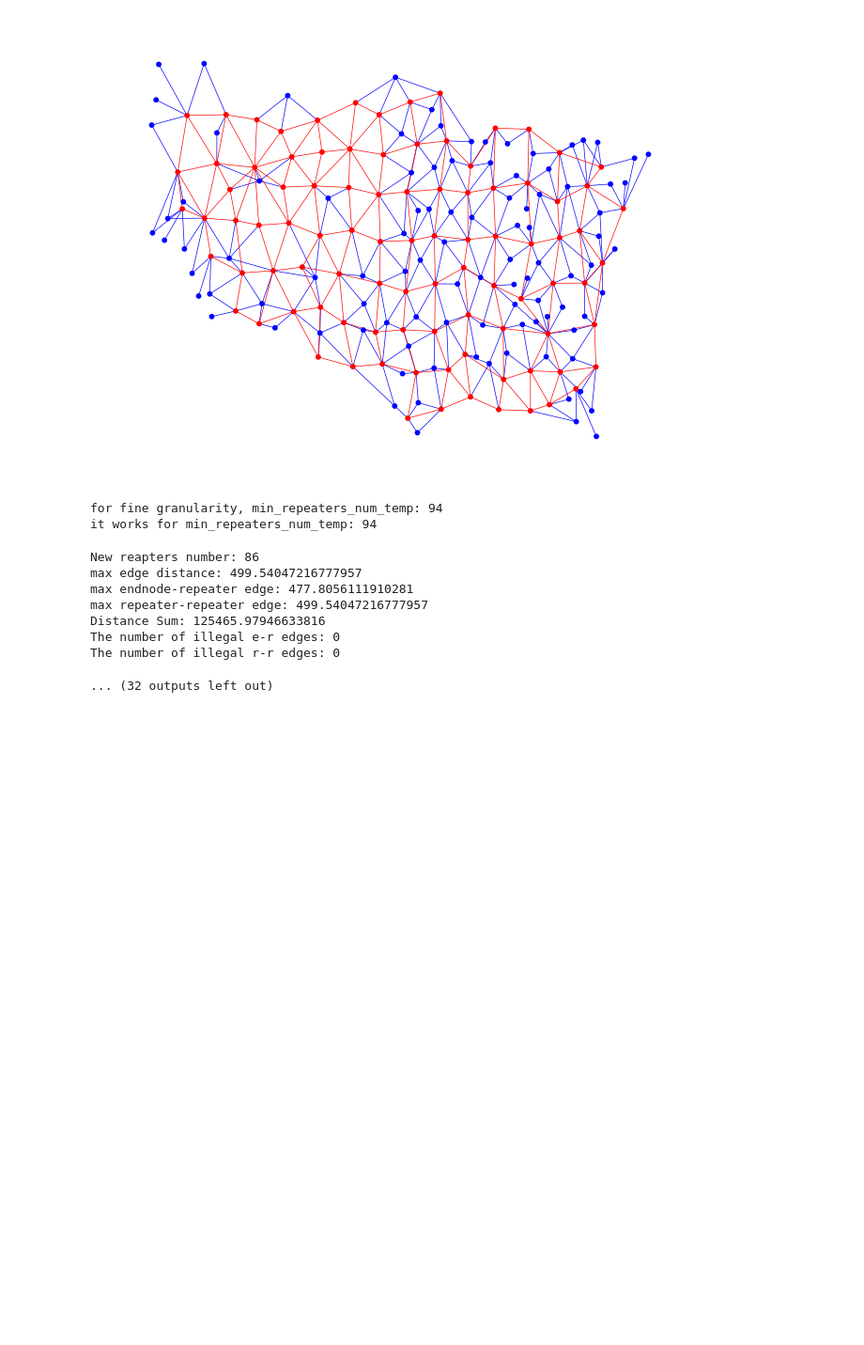
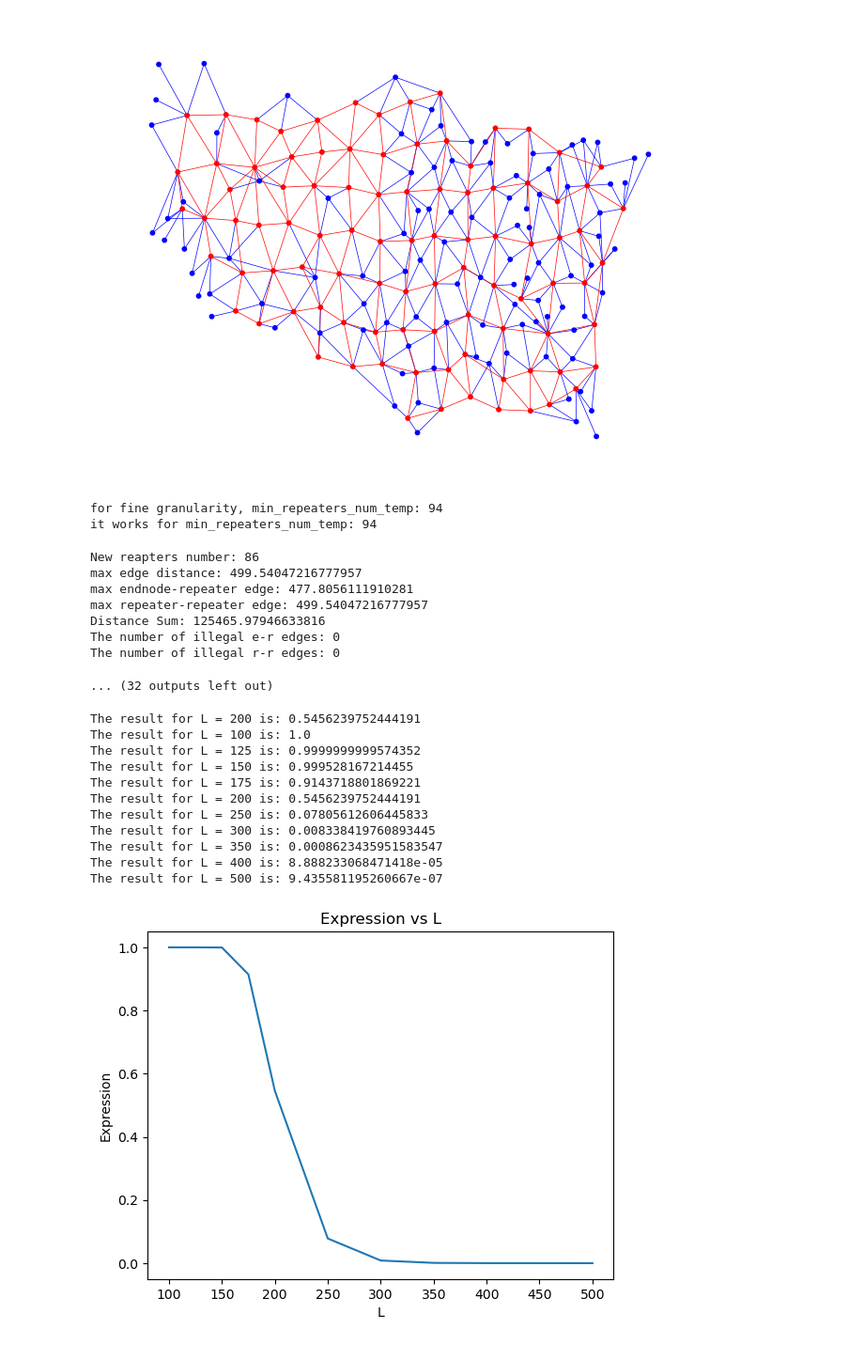
Before and after one commit to ygan11/topo_gen, a Jupyter notebook: src/test2.ipynb, the cells around one changed output. Shown at 94% size. Saved outputs shown, nothing was run; the diff lists cells and outputs as text; code cells hidden in the pictures; blank space fills up the shorter version.

Commit message:
finished L_vs_N figure code

```diff
--- a/src/test2.ipynb
+++ b/src/test2.ipynb
@@ -273,3 +273,60 @@ Distance Sum: 125465.97946633816
 The number of illegal e-r edges: 0
 The number of illegal r-r edges: 0
 ... (32 outputs left out)
+# %%
+import numpy as np
+
+# Define the variables
+M = 10000
+L_att = 22
+
+# Define the function
+def calculate_expression(L):
+    single_succ = 1 - (1 - (0.7) * np.exp(-L / L_att)) ** M
+    all_failed = (1 - single_succ) ** 1
+    # return 1 - (1 - (1/1) * np.exp(-L / L_att)) ** M
+    return 1 - all_failed
+
+def calculate_expression2(L):
+    single_succ = 1 - (1 - (0.7) * np.exp(-L / L_att))  * M
+    all_failed = (1 - single_succ) ** 1
+    # return 1 - (1 - (1/1) * np.exp(-L / L_att)) ** M
+    return 1 - all_failed
+
+# Calculate the value for a specific L
+L = 200  # Example value for L, change as needed
+result = calculate_expression(L)
+
+# Print the result
+print(f"The result for L = {L} is: {result}")
+
+# plot a figure with L = [100, 200, 300, 400, 500]
+import matplotlib.pyplot as plt
+Ls = [100, 125, 150, 175, 200, 250, 300, 350, 400, 500]
+res = []
+res2 = []
+for L in Ls:
+    res.append(calculate_expression(L))
+    res2.append(calculate_expression2(L))
+    print (f"The result for L = {L} is: {res[-1]}")
+
+data_labels = [r for r in res]
+plt.plot(Ls, res)
+# plt.plot(Ls, res2)
+plt.xlabel('L')
+plt.ylabel('Expression')
+plt.title('Expression vs L')
+plt.show()
+# %% [output]
+The result for L = 200 is: 0.5456239752444191
+The result for L = 100 is: 1.0
+The result for L = 125 is: 0.9999999999574352
+The result for L = 150 is: 0.999528167214455
+The result for L = 175 is: 0.9143718801869221
+The result for L = 200 is: 0.5456239752444191
+The result for L = 250 is: 0.07805612606445833
+The result for L = 300 is: 0.008338419760893445
+The result for L = 350 is: 0.0008623435951583547
+The result for L = 400 is: 8.888233068471418e-05
+The result for L = 500 is: 9.435581195260667e-07
+[figure, added]
```
Also changed, not shown: parts of 1 cell of this notebook, 8 other files.
